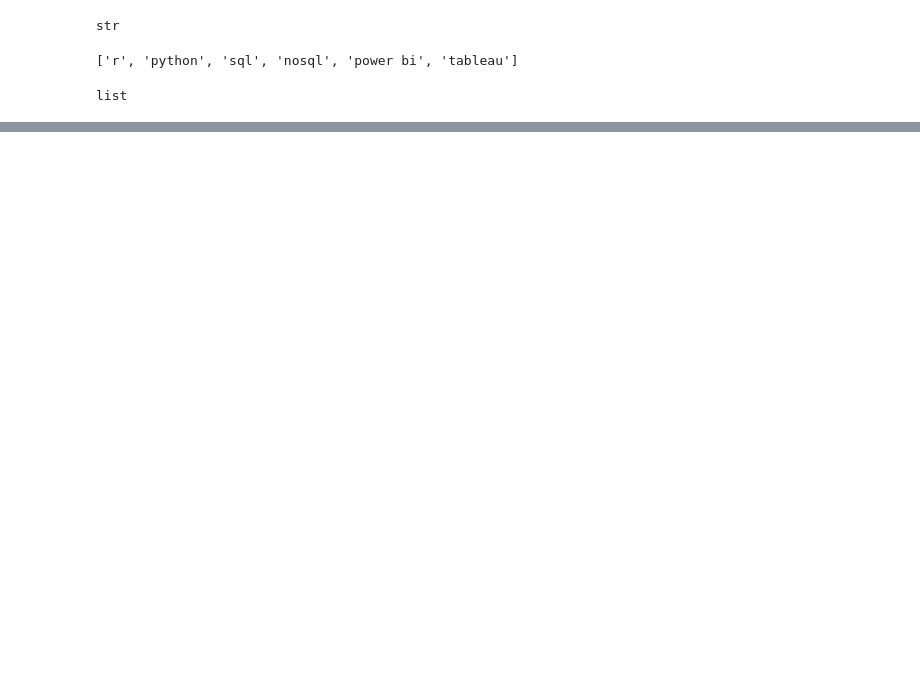
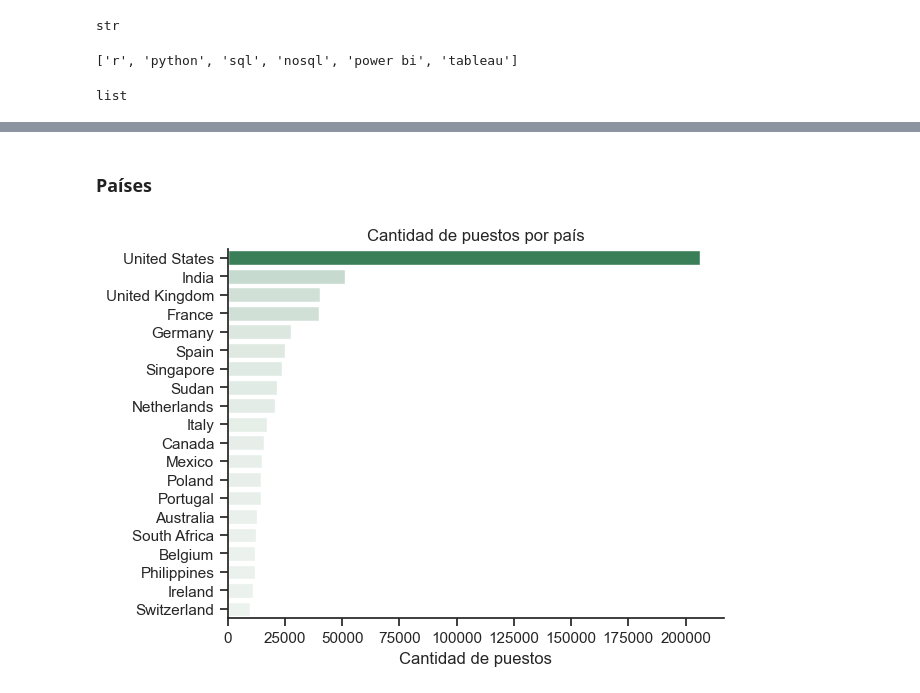
Before and after one commit to sofialaveihle/python-data-analytics-project, a Jupyter notebook: 1_EDA.ipynb, the cells around one changed output, grey strips where cells are left out. Drawn from its saved outputs; the diff is of its cells as text; code cells hidden in the pictures; blank space fills up the shorter version.

```diff
--- a/1_EDA.ipynb
+++ b/1_EDA.ipynb
@@ -64,0 +89,14 @@ list
+# %% [markdown]
+### Países
+# %%
+df_plot = df['job_country'].value_counts().to_frame().head(20)
+
+sns.set_theme(style='ticks')
+sns.barplot(data=df_plot, x='count', y='job_country', hue='count', palette='light:seagreen', legend=False)
+sns.despine()
+plt.title('Cantidad de puestos por país')
+plt.xlabel('Cantidad de puestos')
+plt.ylabel('')
+plt.show()
+# %% [output]
+[figure, added]
```
Also changed, not shown: parts of 26 cells of this notebook.
